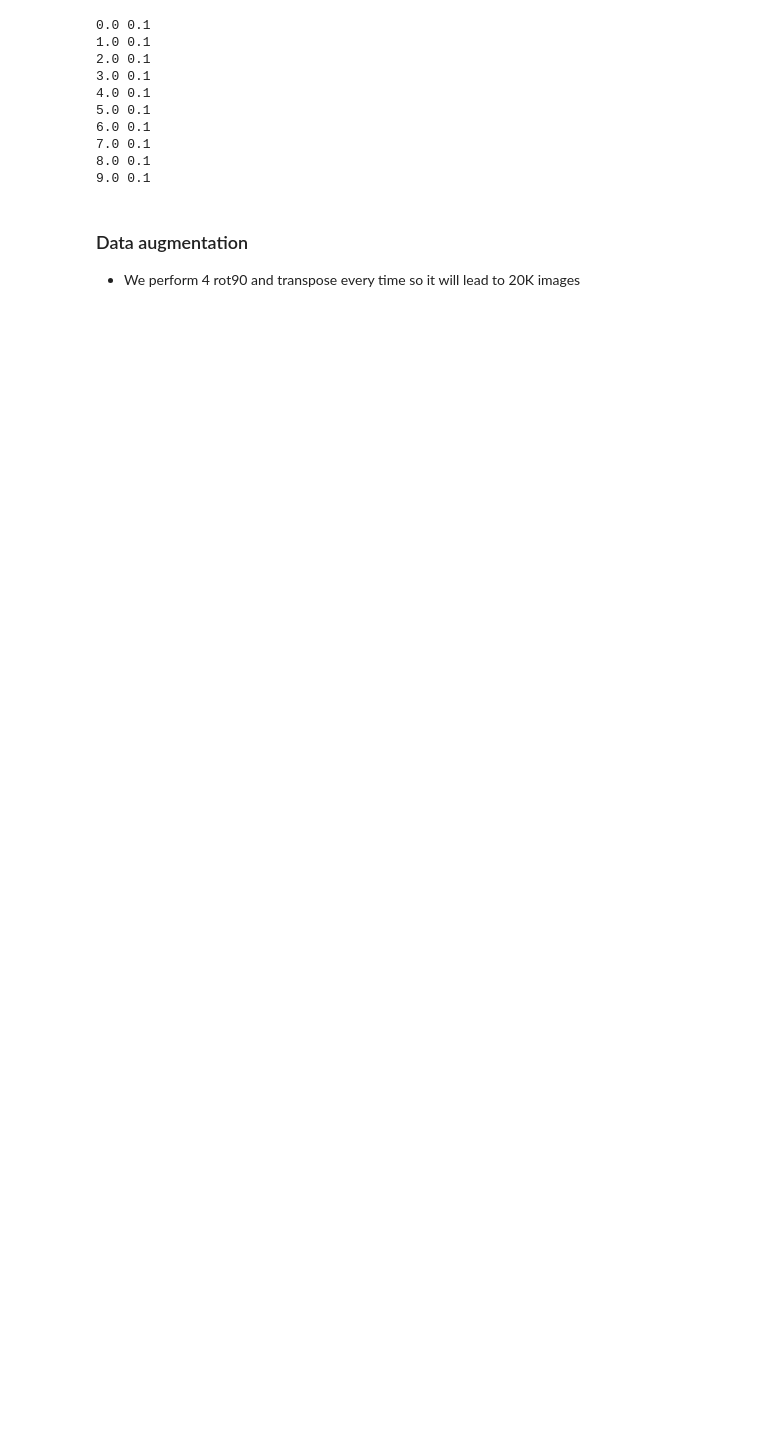
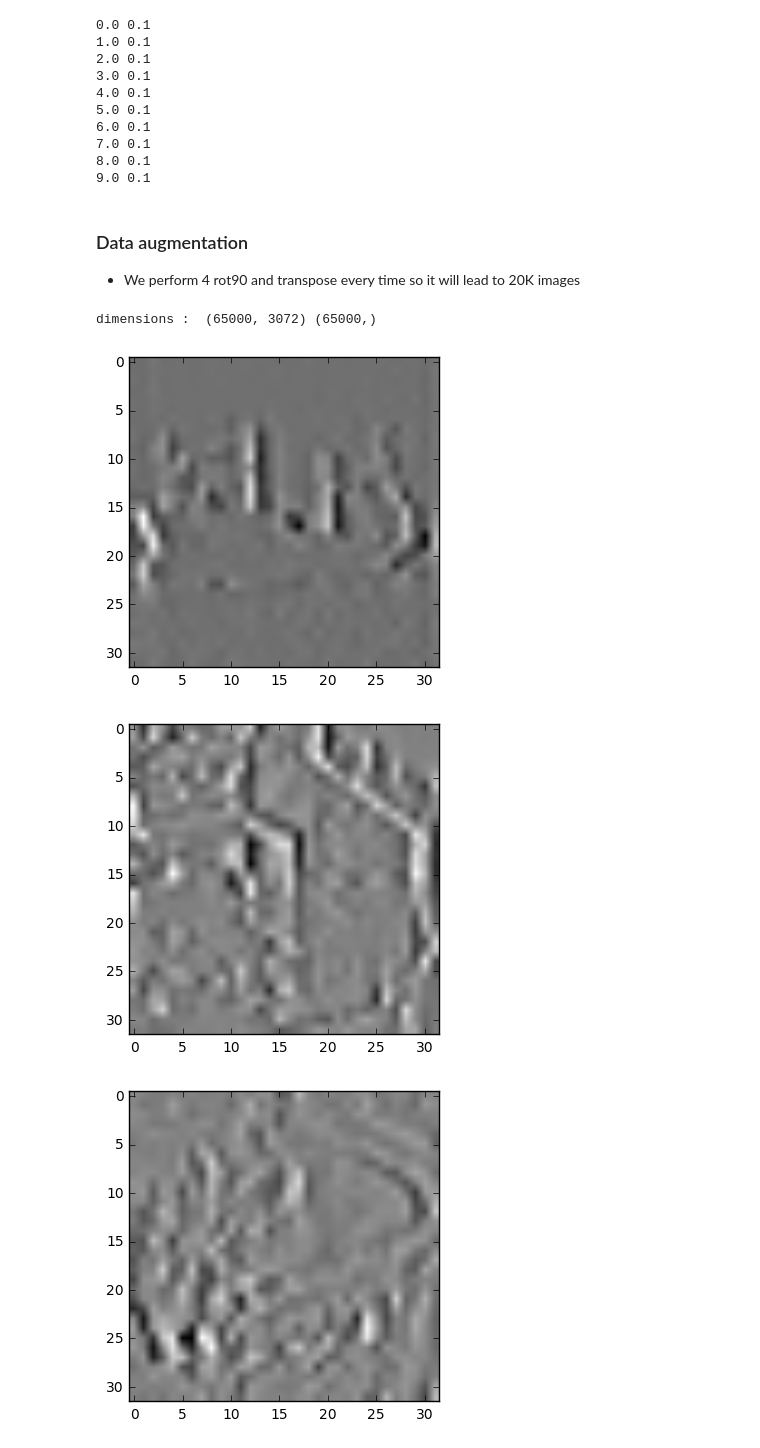
Before and after one commit to mazzma12/kernel_methods, a Jupyter notebook: data_augmentation.ipynb, the cells around one changed output. Cells and saved outputs as stored; diff of their text form; code cells hidden in the pictures; blank space fills up the shorter version.

```diff
--- a/data_augmentation.ipynb
+++ b/data_augmentation.ipynb
@@ -54,11 +56,11 @@ def rgb2gray(rgb, reshape = True):
     return gray
     #return np.dot(rgb[...,:3], [0.299, 0.587, 0.114])
 # %%
-def plot(X, gray=True, lim=True):
+def plot(X, gray=True, lim=4):
     # lim : set a limit number not to crash
     n, p = X.shape
     for kk in range(n):
-        if kk>12:
+        if kk>lim:
             break
         x = X[kk]
         im = rgb2gray(x)
@@ -206,3 +183,12 @@ d_shifted = shift_down(X_train)
-# %%
-X_res = np.r_[diff_right, diff_down, r_shifted, l_shifted, t_shifted, d_shifted]
-y_res = np.tile(y_train, 6)
+# %%
+def differentiate_left(X):
+    X = flip_lr(X)
+    X = differentiate_right(X)
+    X = flip_lr(X)
+    return X
+
+def differentiate_up(X):
+    X = flip_ud(X)
+    X = differentiate_down(X)
+    X = flip_ud(X)
+    return X
@@ -208,0 +229,20 @@ y_res = np.tile(y_train, 6)
+# %%
+diff1 = differentiate_right(X_train)
+diff2 = differentiate_left(X_train)
+diff3 = differentiate_up(X_train)
+diff4 = differentiate_down(X_train)
+
+flip1 = flip_lr(X_train)
+#flip2 = flip_ud(X_train) Flipping down is useless
+
+shift1 = shift_right(X_train)
+shift2 = shift_left(X_train)
+shift3 = shift_up(X_train)
+shift4 = shift_down(X_train)
+
+# Mixing flipping and differentiating
+
+diff_flip1 = differentiate_right(flip1)
+diff_flip2 = differentiate_left(flip1)
+diff_flip3 = differentiate_up(flip1)
+diff_flip4 = differentiate_down(flip1)
@@ -209,4 +253,15 @@ y_res = np.tile(y_train, 6)
+# %%
+print("dimensions : ", X_res.shape, y_res.shape)
+# %% [output]
+dimensions :  (65000, 3072) (65000,)
 # %%
 # Saving the results
 np.save('X_train_rgb', X_res)
 np.save('y_train_rgb', y_res)
+# %%
+# plotting the results
+plot(diff_flip2)
+# %% [output]
+[figure, added]
+[figure, added]
+[figure, added]
```
Also changed, not shown: parts of 9 cells of this notebook.
